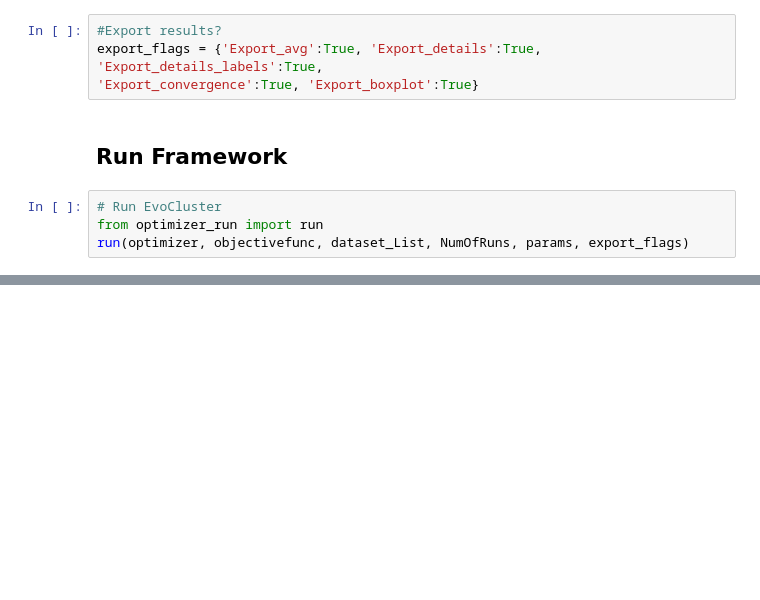
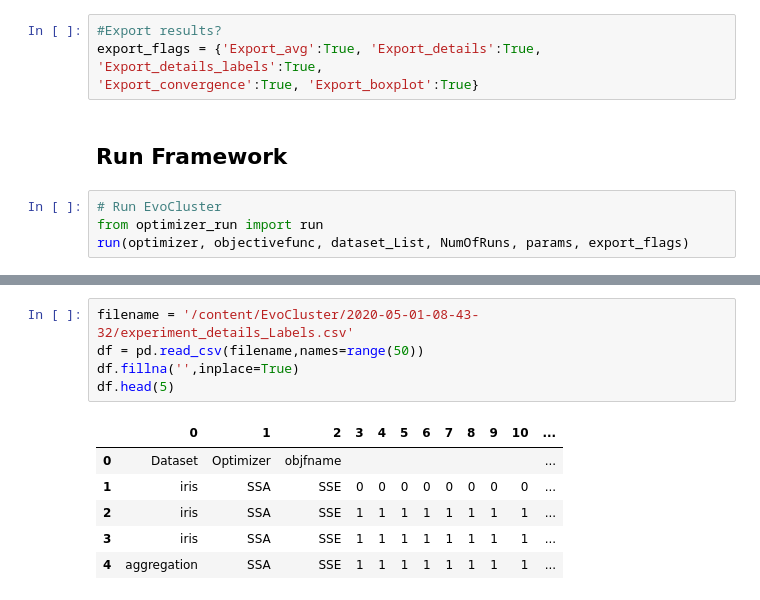
Before and after one commit to Evo-ML/EvoCluster, a Jupyter notebook: evocluster.ipynb, the cells around one changed output, grey strips where cells are left out. Cells and saved outputs as stored; diff of their text form; blank space fills up the shorter version.

```diff
--- a/evocluster.ipynb
+++ b/evocluster.ipynb
@@ -75,0 +103,12 @@ run(optimizer, objectivefunc, dataset_List, NumOfRuns, params, export_flags)
+# %%
+filename = '/content/EvoCluster/2020-05-01-08-43-32/experiment_details_Labels.csv'
+df = pd.read_csv(filename,names=range(50))
+df.fillna('',inplace=True)
+df.head(5)
+# %% [output]
+|  | 0 | 1 | 2 | 3 | 4 | 5 | 6 | 7 | 8 | 9 | 10 | ... |
+| 0 | Dataset | Optimizer | objfname |  |  |  |  |  |  |  |  | ... |
+| 1 | iris | SSA | SSE | 0 | 0 | 0 | 0 | 0 | 0 | 0 | 0 | ... |
+| 2 | iris | SSA | SSE | 1 | 1 | 1 | 1 | 1 | 1 | 1 | 1 | ... |
+| 3 | iris | SSA | SSE | 1 | 1 | 1 | 1 | 1 | 1 | 1 | 1 | ... |
+| 4 | aggregation | SSA | SSE | 1 | 1 | 1 | 1 | 1 | 1 | 1 | 1 | ... |
```
Also changed, not shown: parts of 5 cells of this notebook.
